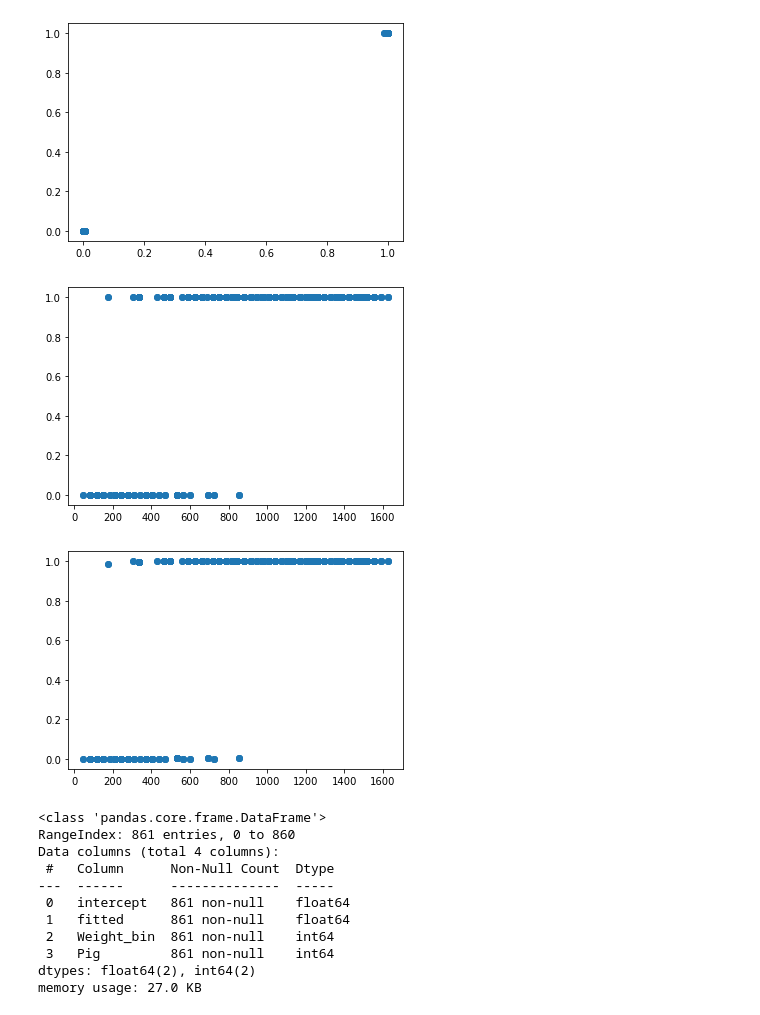
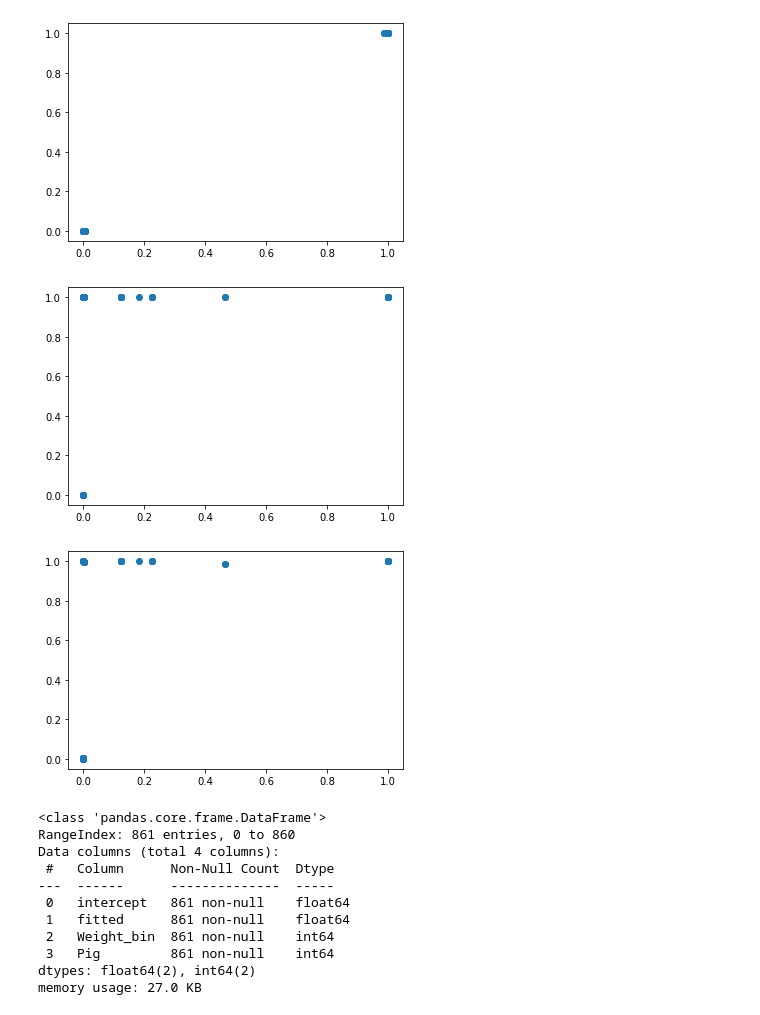
Before and after one commit to G-Licitra/hime, a Jupyter notebook: playground/LogMM_methods_random_intercept_slope.ipynb, the cells around one changed output. Saved outputs shown, nothing was run; the diff lists cells and outputs as text; code cells hidden in the pictures.

Commit message:
struggling with the fittedvalues/ predict method for the LogisticMixedModel class - the main culprit to look at is the LogMM_methods_random_intercept_slope.ipynb file in playground

```diff
--- a/playground/LogMM_methods_random_intercept_slope.ipynb
+++ b/playground/LogMM_methods_random_intercept_slope.ipynb
@@ -687,0 +730,4 @@ len(Z)
+# %%
+theta = ca.SX.sym("theta", ntheta)
+X_sym = ca.SX.sym("X_sym", (N, ntheta))
+y_sym = sigmoid(ca.mtimes(X_sym, theta))
@@ -687,0 +738,2 @@ len(Z)
+# %%
+A = sigmoid(ca.mtimes(x.values, theta))  # compute activation
@@ -697,0 +787,17 @@ fitted_values = XB.add(pd.Series(Zu), axis=0).add(pd.Series(Z_s_u_s), axis=0)
+# %%
+def sigmoid(z):
+    # Note it might be necessary to replace the np.exp with casadi version
+    """
+    Compute the sigmoid of z
+
+    Arguments:
+    z -- A scalar or numpy array of any size.
+
+    Return:
+    s -- sigmoid(z)
+    """
+    s = 1 / (1 + np.exp(-z))
+    return s
+# %%
+fitted_values = sigmoid(fitted_values)
+fitted_values
@@ -702,11 +822,11 @@ _ = plt.scatter(mdp.fits, data[target])
 # %% [output]
 [figure]
 # %%
-_ = plt.scatter(fitted_values[fixed_effect].abs(), y)
+_ = plt.scatter(fitted_values["intercept"], y)
 # %% [output]
-[figure, old version]
+[figure, new version]
 # %%
-_ = plt.scatter(fitted_values[fixed_effect].abs(), mdp.fits)
+_ = plt.scatter(fitted_values["intercept"], mdp.fits)
 # %% [output]
-[figure, old version]
+[figure, new version]
 # %%
```
Also changed, not shown: parts of 42 cells of this notebook, 5 other files.
